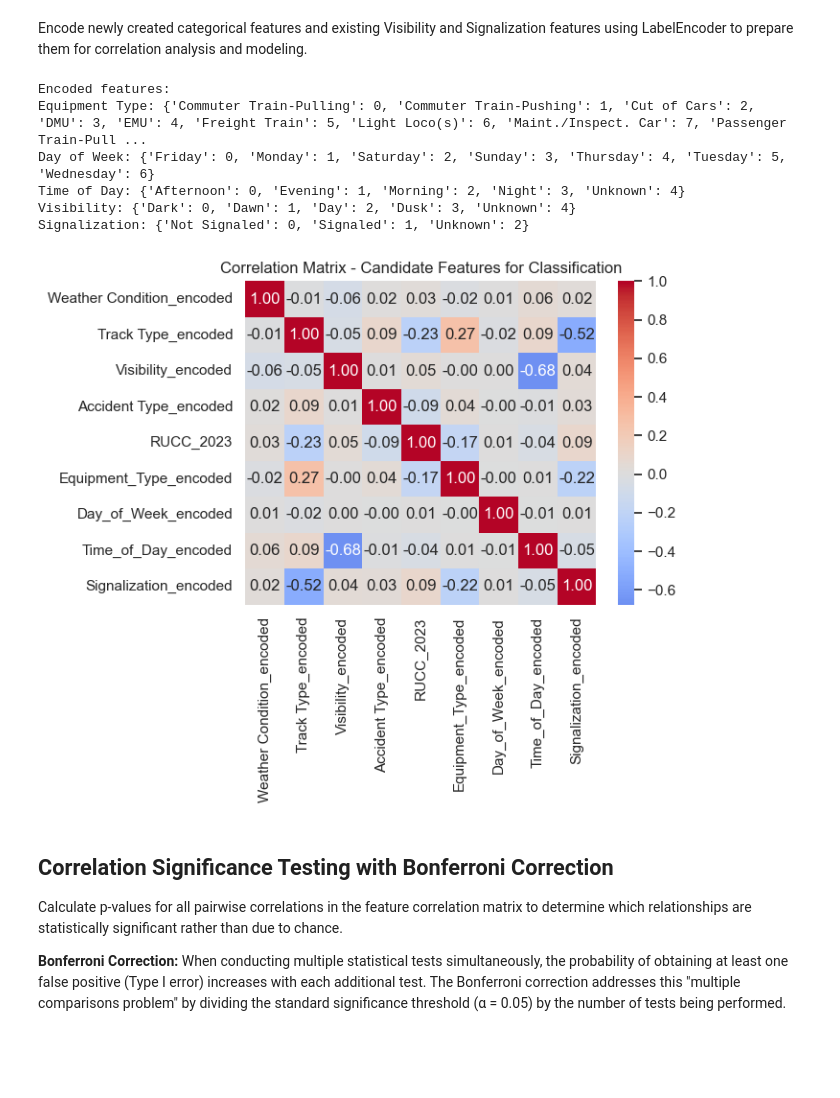
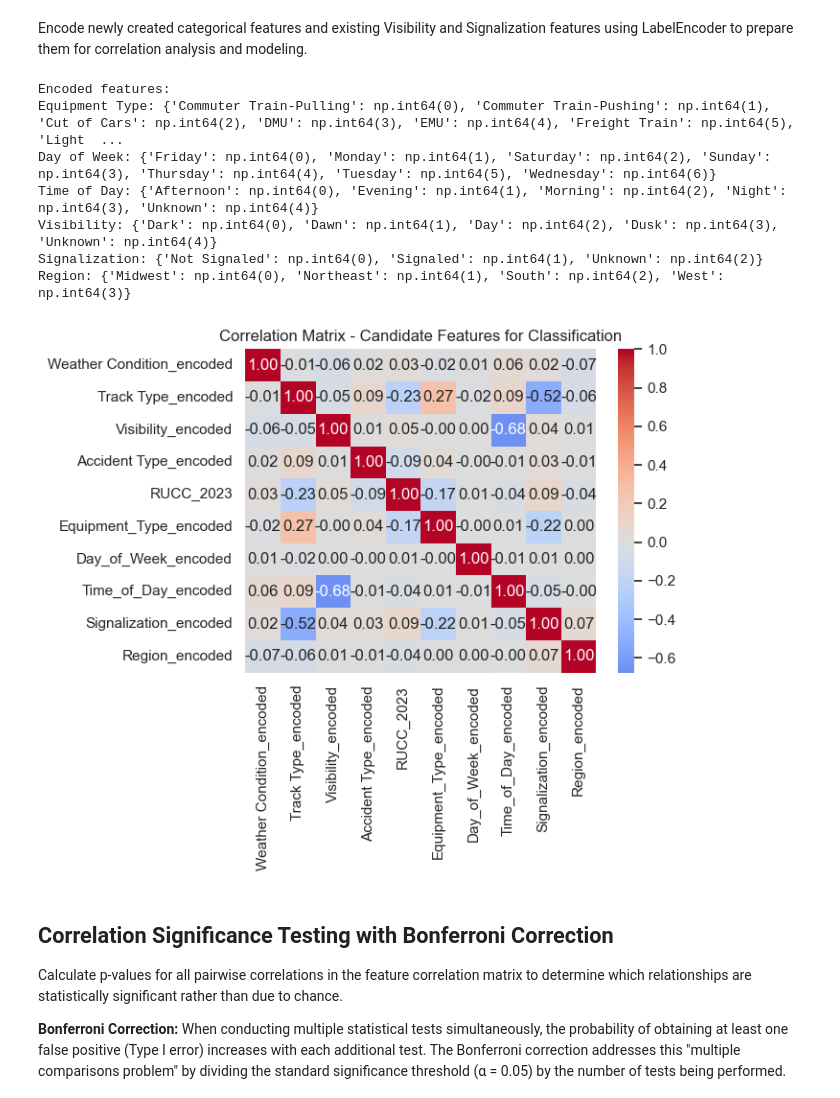
Before and after one commit to TimothyHHMai/rail-risk-census-analysis-521, a Jupyter notebook: notebooks/phase-2-cause-code-eda.ipynb, the cells around one changed output. Drawn from its saved outputs; the diff is of its cells as text; code cells hidden in the pictures; blank space fills up the shorter version.

```diff
--- a/notebooks/phase-2-cause-code-eda.ipynb
+++ b/notebooks/phase-2-cause-code-eda.ipynb
@@ -609,26 +883,26 @@ Name: count, dtype: int64
 # %% [markdown]
 Extract **hour of day** from Time field and **bin into four daily periods: Morning (4am-10am), Afternoon (10am-4pm), Evening (4pm-10pm), and Night (10pm-4am)** to capture temporal patterns in accident causes.
 # %%
-# Extract hour from Time field and bin into 4 periods
-df_merged['Time_parsed'] = pd.to_datetime(df_temp['Time'], format='%I:%M %p', errors='coerce')
-df_merged['Hour'] = df_merged['Time_parsed'].dt.hour
+# # Extract hour from Time field and bin into 4 periods
+# df_merged['Time_parsed'] = pd.to_datetime(df_temp['Time'], format='%I:%M %p', errors='coerce')
+# df_merged['Hour'] = df_merged['Time_parsed'].dt.hour
 
-# Define time of day bins
-def time_of_day_bin(hour):
-    if pd.isna(hour):
-        return None
-    elif 4 <= hour < 10:
-        return 'Morning'
-    elif 10 <= hour < 16:
-        return 'Afternoon'
-    elif 16 <= hour < 22:
-        return 'Evening'
-    else:  # 22-04
-        return 'Night'
+# # Define time of day bins
+# def time_of_day_bin(hour):
+#     if pd.isna(hour):
+#         return None
+#     elif 4 <= hour < 10:
+#         return 'Morning'
+#     elif 10 <= hour < 16:
+#         return 'Afternoon'
+#     elif 16 <= hour < 22:
+#         return 'Evening'
+#     else:  # 22-04
+#         return 'Night'
 
-df_merged['Time_of_Day'] = df_merged['Hour'].apply(time_of_day_bin)
+# df_merged['Time_of_Day'] = df_merged['Hour'].apply(time_of_day_bin)
 
-print("Time of Day distribution:")
-print(df_merged['Time_of_Day'].value_counts())
-print(f"\nMissing values: {df_merged['Time_of_Day'].isna().sum()}")
+# print("Time of Day distribution:")
+# print(df_merged['Time_of_Day'].value_counts())
+# print(f"\nMissing values: {df_merged['Time_of_Day'].isna().sum()}")
 # %% [output]
@@ -679,6 +945,7 @@ le_day = LabelEncoder()
 le_time = LabelEncoder()
 le_visibility = LabelEncoder()
 le_signalization = LabelEncoder()
+le_region = LabelEncoder()
 
 # Encode features (handling NaN values)
 df_encoded['Equipment_Type_encoded'] = le_equipment.fit_transform(df_merged['Equipment_Type_Mapped'].fillna('Unknown'))
@@ -686,6 +953,7 @@ df_encoded['Day_of_Week_encoded'] = le_day.fit_transform(df_merged['Day_of_Week'
 df_encoded['Time_of_Day_encoded'] = le_time.fit_transform(df_merged['Time_of_Day'].fillna('Unknown'))
 df_encoded['Visibility_encoded'] = le_visibility.fit_transform(df_merged['Visibility'].fillna('Unknown'))
 df_encoded['Signalization_encoded'] = le_signalization.fit_transform(df_merged['Signalization'].fillna('Unknown'))
+df_encoded['Region_encoded'] = le_region.fit_transform(df_merged['Region'].fillna('Unknown'))
 
 print("Encoded features:")
 print(f"Equipment Type: {dict(zip(le_equipment.classes_, le_equipment.transform(le_equipment.classes_)))}")
@@ -693,37 +961,40 @@ print(f"Day of Week: {dict(zip(le_day.classes_, le_day.transform(le_day.classes_
 print(f"Time of Day: {dict(zip(le_time.classes_, le_time.transform(le_time.classes_)))}")
 print(f"Visibility: {dict(zip(le_visibility.classes_, le_visibility.transform(le_visibility.classes_)))}")
 print(f"Signalization: {dict(zip(le_signalization.classes_, le_signalization.transform(le_signalization.classes_)))}")
+print(f"Region: {dict(zip(le_region.classes_, le_region.transform(le_region.classes_)))}")
 # %% [output]
 Encoded features:
-Equipment Type: {'Commuter Train-Pulling': 0, 'Commuter Train-Pushing': 1, 'Cut of Cars': 2, 'DMU': 3, 'EMU': 4, 'Freight Train': 5, 'Light Loco(s)': 6, 'Maint./Inspect. Car': 7, 'Passenger Train-Pull ...
-Day of Week: {'Friday': 0, 'Monday': 1, 'Saturday': 2, 'Sunday': 3, 'Thursday': 4, 'Tuesday': 5, 'Wednesday': 6}
-Time of Day: {'Afternoon': 0, 'Evening': 1, 'Morning': 2, 'Night': 3, 'Unknown': 4}
-Visibility: {'Dark': 0, 'Dawn': 1, 'Day': 2, 'Dusk': 3, 'Unknown': 4}
-Signalization: {'Not Signaled': 0, 'Signaled': 1, 'Unknown': 2}
+Equipment Type: {'Commuter Train-Pulling': np.int64(0), 'Commuter Train-Pushing': np.int64(1), 'Cut of Cars': np.int64(2), 'DMU': np.int64(3), 'EMU': np.int64(4), 'Freight Train': np.int64(5), 'Light  ...
+Day of Week: {'Friday': np.int64(0), 'Monday': np.int64(1), 'Saturday': np.int64(2), 'Sunday': np.int64(3), 'Thursday': np.int64(4), 'Tuesday': np.int64(5), 'Wednesday': np.int64(6)}
+Time of Day: {'Afternoon': np.int64(0), 'Evening': np.int64(1), 'Morning': np.int64(2), 'Night': np.int64(3), 'Unknown': np.int64(4)}
+Visibility: {'Dark': np.int64(0), 'Dawn': np.int64(1), 'Day': np.int64(2), 'Dusk': np.int64(3), 'Unknown': np.int64(4)}
+Signalization: {'Not Signaled': np.int64(0), 'Signaled': np.int64(1), 'Unknown': np.int64(2)}
+Region: {'Midwest': np.int64(0), 'Northeast': np.int64(1), 'South': np.int64(2), 'West': np.int64(3)}
 # %%
 # Create correlation matrix with all candidate features
 relevant_cols = [
     'Weather Condition_encoded',
     'Track Type_encoded',
     'Visibility_encoded',
     'Accident Type_encoded',
     'RUCC_2023',
     'Equipment_Type_encoded',
     'Day_of_Week_encoded',
     'Time_of_Day_encoded',
-    'Signalization_encoded'
+    'Signalization_encoded',
+    'Region_encoded'
 ]
 
 # Create correlation matrix
 corr_focused = df_encoded[relevant_cols].corr()
 
 plt.figure(figsize=(7, 6))
 sns.heatmap(corr_focused, annot=True, fmt='.2f', cmap='coolwarm', center=0)
 plt.title('Correlation Matrix - Candidate Features for Classification')
 plt.tight_layout()
 plt.show()
 # %% [output]
-[figure, old version]
+[figure, new version]
 # %% [markdown]
 ## Correlation Significance Testing with Bonferroni Correction
 
```
Also changed, not shown: parts of 17 cells of this notebook, 1 other file.
